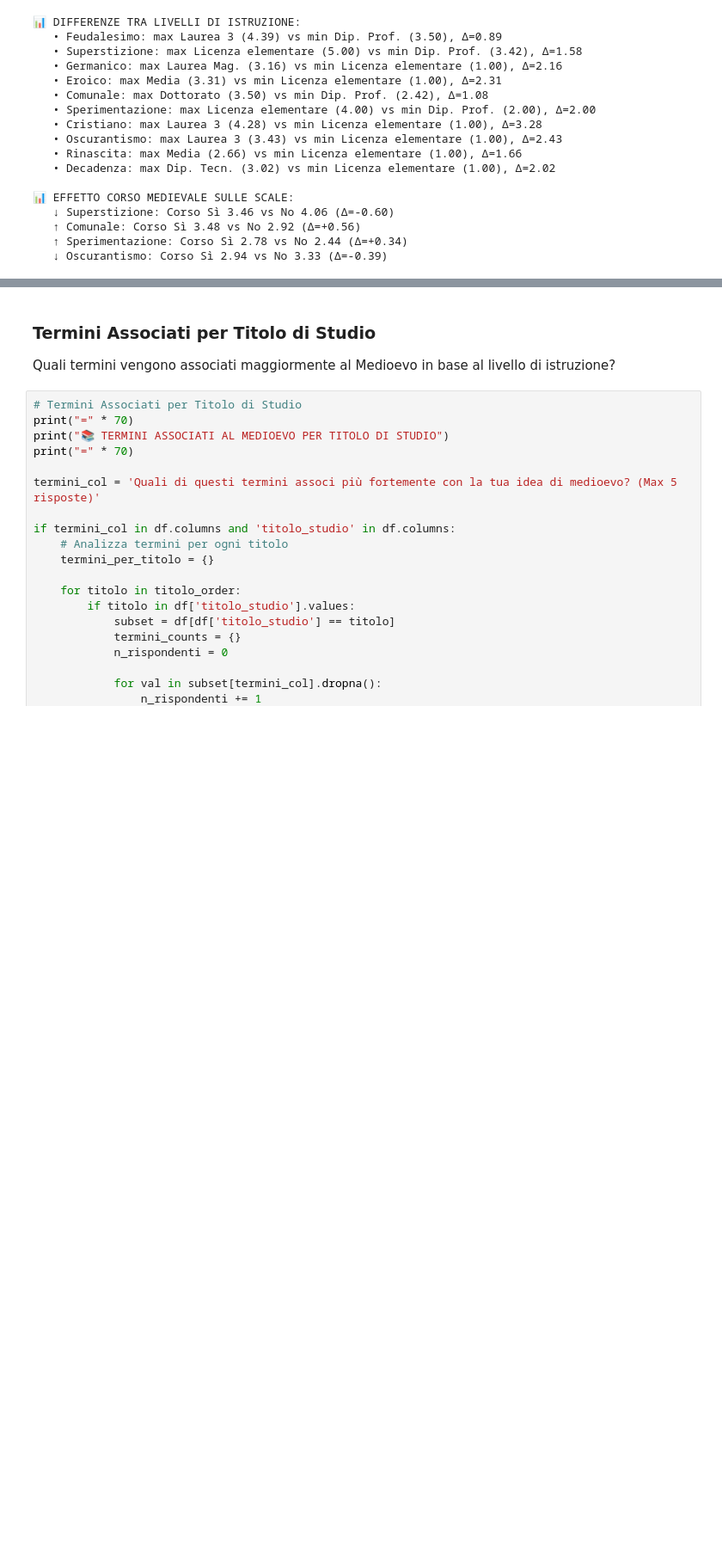
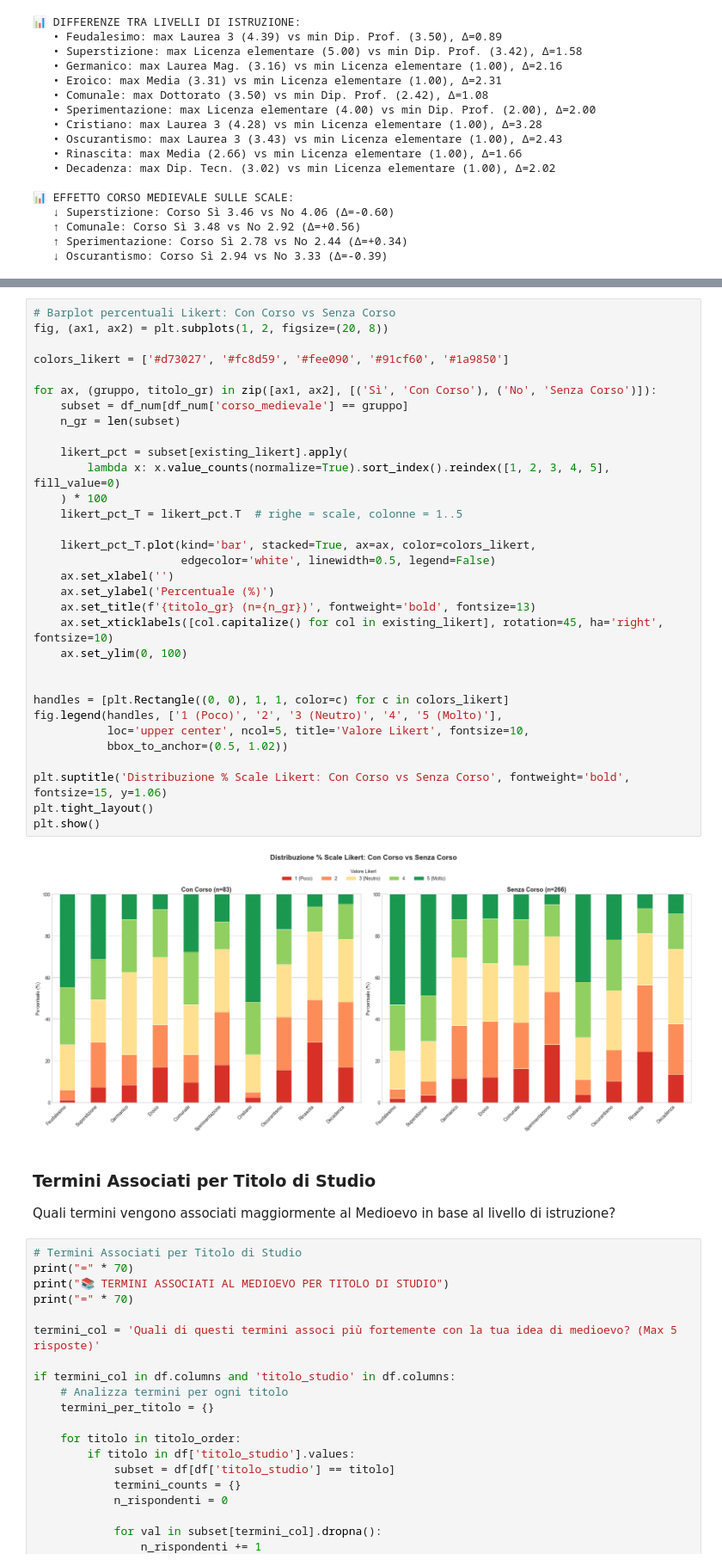
Before and after one commit to giuliaghiazza/MiddleAgesAnalysis, a Jupyter notebook: analisi_dati.ipynb, the cells around one changed output, grey strips where cells are left out. Shown at 86% size. Drawn from its saved outputs; the diff is of its cells as text; blank space fills up the shorter version.

```diff
--- a/analisi_dati.ipynb
+++ b/analisi_dati.ipynb
@@ -1140,3 +1190,37 @@ plt.show()
+# %%
+# Barplot percentuali Likert: Con Corso vs Senza Corso
+fig, (ax1, ax2) = plt.subplots(1, 2, figsize=(20, 8))
+
+colors_likert = ['#d73027', '#fc8d59', '#fee090', '#91cf60', '#1a9850']
+
+for ax, (gruppo, titolo_gr) in zip([ax1, ax2], [('Sì', 'Con Corso'), ('No', 'Senza Corso')]):
+    subset = df_num[df_num['corso_medievale'] == gruppo]
+    n_gr = len(subset)
+
+    likert_pct = subset[existing_likert].apply(
+        lambda x: x.value_counts(normalize=True).sort_index().reindex([1, 2, 3, 4, 5], fill_value=0)
+    ) * 100
+    likert_pct_T = likert_pct.T  # righe = scale, colonne = 1..5
+
+    likert_pct_T.plot(kind='bar', stacked=True, ax=ax, color=colors_likert,
+                      edgecolor='white', linewidth=0.5, legend=False)
+    ax.set_xlabel('')
+    ax.set_ylabel('Percentuale (%)')
+    ax.set_title(f'{titolo_gr} (n={n_gr})', fontweight='bold', fontsize=13)
+    ax.set_xticklabels([col.capitalize() for col in existing_likert], rotation=45, ha='right', fontsize=10)
+    ax.set_ylim(0, 100)
+
+
+handles = [plt.Rectangle((0, 0), 1, 1, color=c) for c in colors_likert]
+fig.legend(handles, ['1 (Poco)', '2', '3 (Neutro)', '4', '5 (Molto)'],
+           loc='upper center', ncol=5, title='Valore Likert', fontsize=10,
+           bbox_to_anchor=(0.5, 1.02))
+
+plt.suptitle('Distribuzione % Scale Likert: Con Corso vs Senza Corso', fontweight='bold', fontsize=15, y=1.06)
+plt.tight_layout()
+plt.show()
+# %% [output]
+[figure, added]
 # %% [markdown]
 ### Termini Associati per Titolo di Studio
 Quali termini vengono associati maggiormente al Medioevo in base al livello di istruzione?
```
Also changed, not shown: parts of 20 cells of this notebook.
